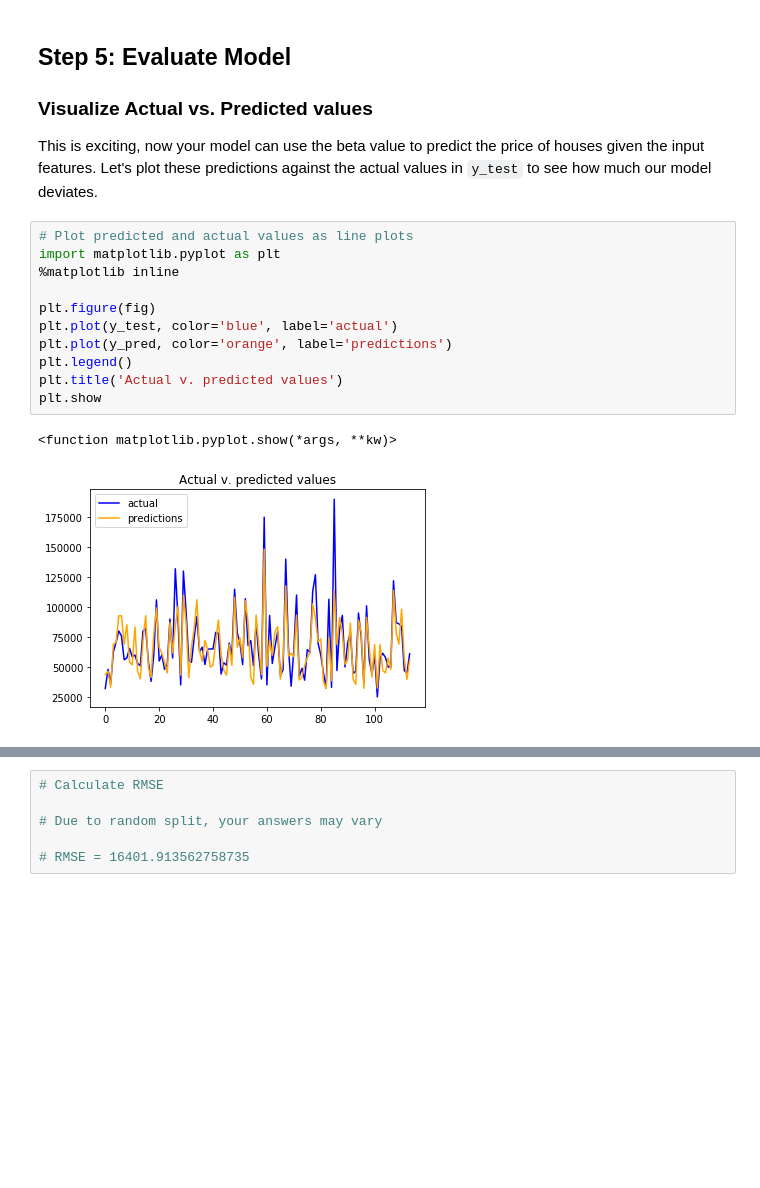
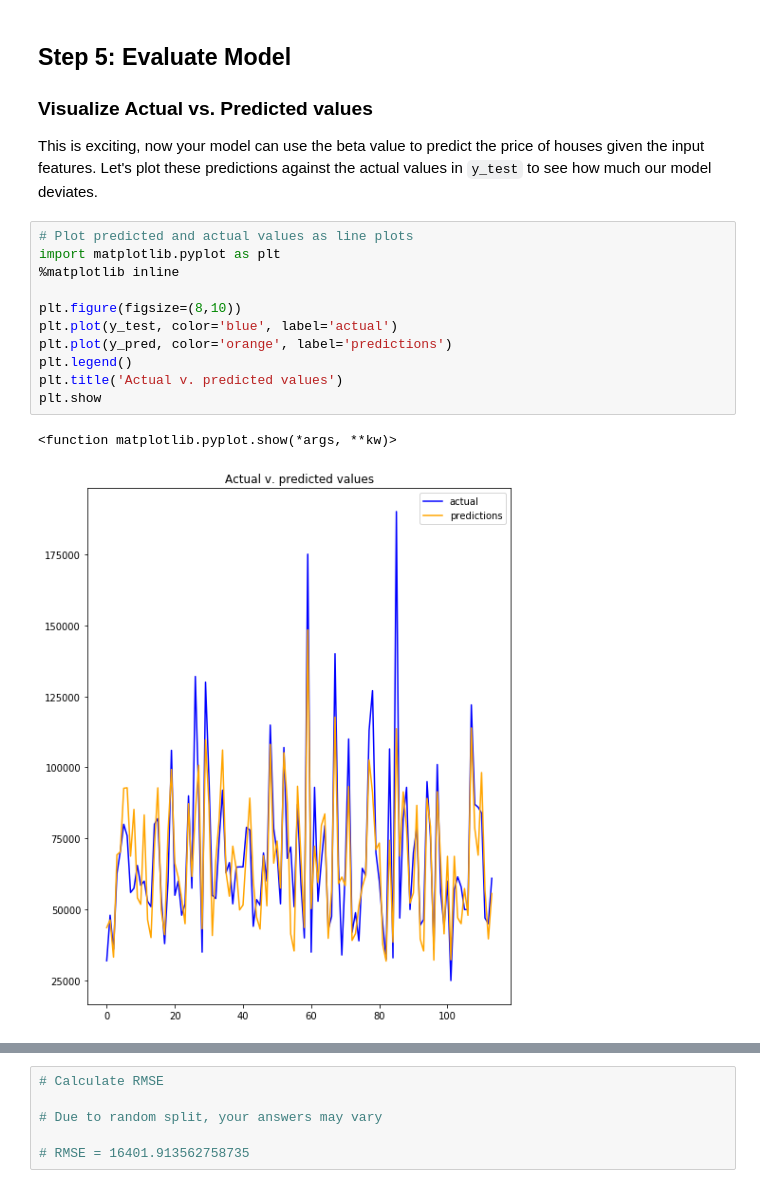
Before and after one commit to zapatos24/dsc-linalg-regression-lab-nyc-ds-060319, a Jupyter notebook: index.ipynb, the cells around one changed output, grey strips where cells are left out. Cells and saved outputs as stored; diff of their text form; blank space fills up the shorter version.

```diff
--- a/index.ipynb
+++ b/index.ipynb
@@ -191,17 +191,17 @@ This is exciting, now your model can use the beta value to predict the price of
 # %%
 # Plot predicted and actual values as line plots
 import matplotlib.pyplot as plt
 %matplotlib inline
 
-plt.figure(fig)
+plt.figure(figsize=(8,10))
 plt.plot(y_test, color='blue', label='actual')
 plt.plot(y_pred, color='orange', label='predictions')
 plt.legend()
 plt.title('Actual v. predicted values')
 plt.show
 # %% [output]
 <function matplotlib.pyplot.show(*args, **kw)>
-[figure, old version]
+[figure, new version]
 # %% [markdown]
 <img src ="images/diff.png" width="750">
 
```
